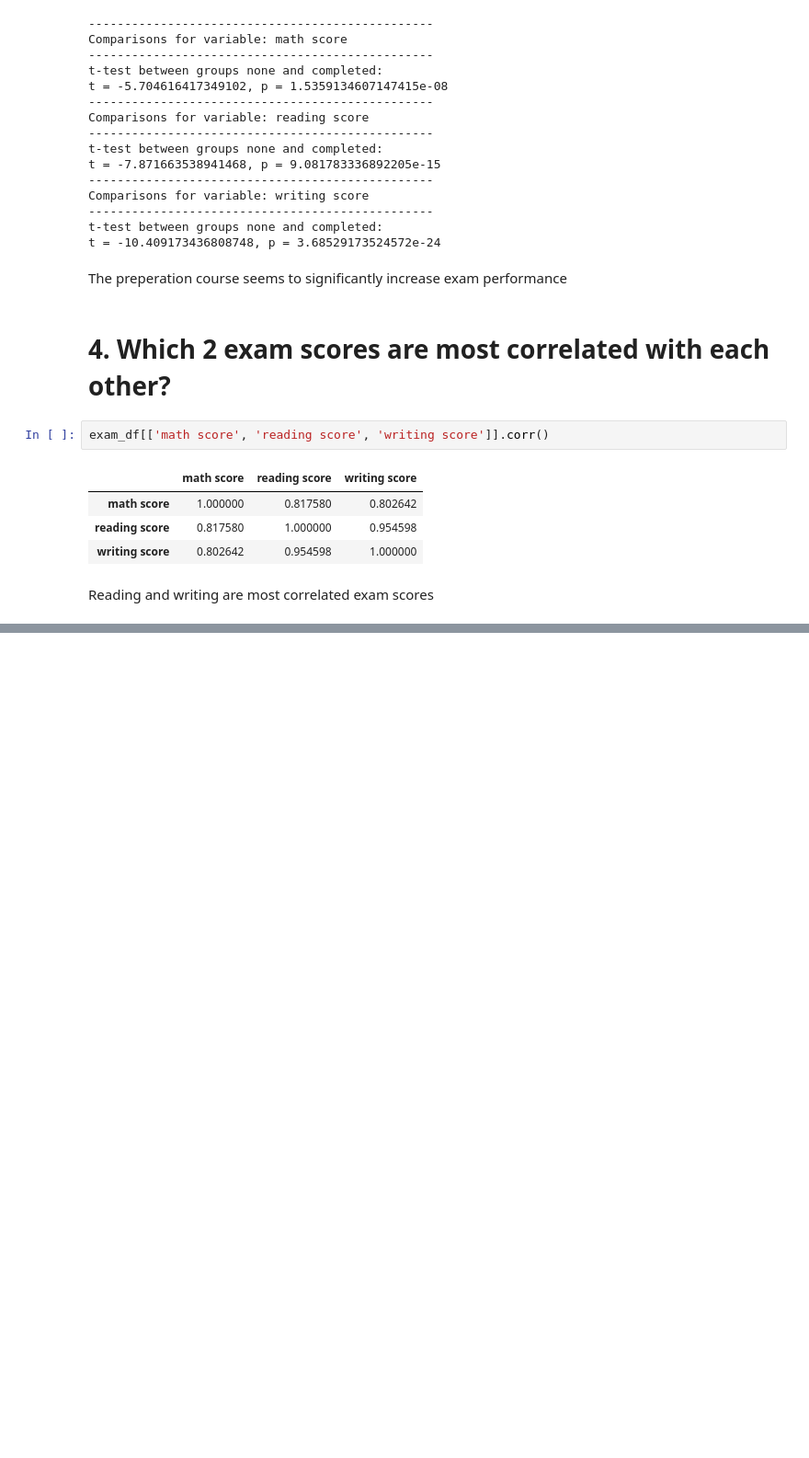
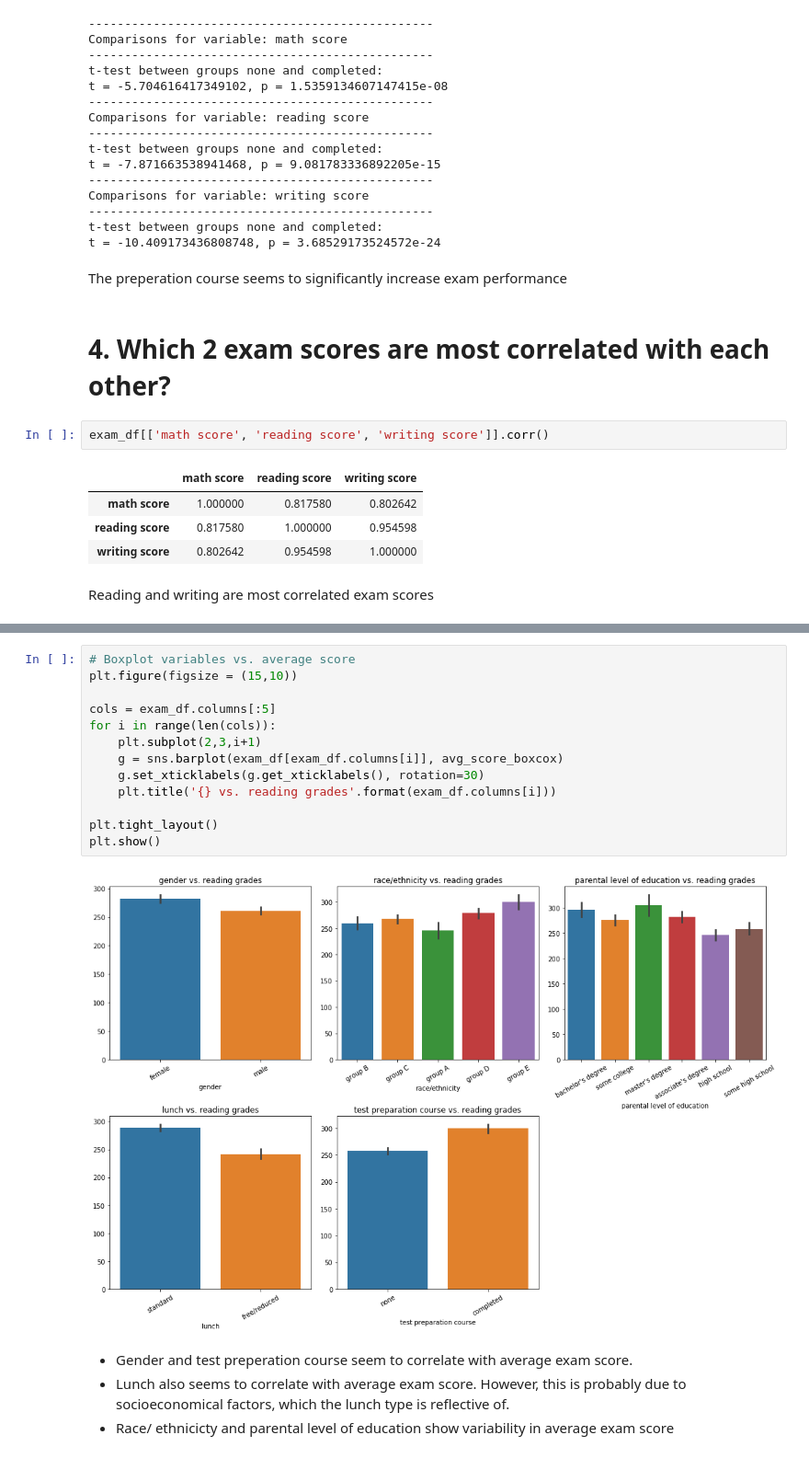
Before and after one commit to WAzaizeh/Main_Course, a Jupyter notebook: Data_Cleaning_2.ipynb, the cells around one changed output, grey strips where cells are left out. Shown: that part at 92% size. Cells and saved outputs as stored; diff of their text form; blank space fills up the shorter version.

```diff
--- a/Data_Cleaning_2.ipynb
+++ b/Data_Cleaning_2.ipynb
@@ -361,0 +516,19 @@ Reading and writing are most correlated exam scores
+# %%
+# Boxplot variables vs. average score
+plt.figure(figsize = (15,10))
+
+cols = exam_df.columns[:5]
+for i in range(len(cols)):
+    plt.subplot(2,3,i+1)
+    g = sns.barplot(exam_df[exam_df.columns[i]], avg_score_boxcox)
+    g.set_xticklabels(g.get_xticklabels(), rotation=30)
+    plt.title('{} vs. reading grades'.format(exam_df.columns[i]))
+
+plt.tight_layout()
+plt.show()
+# %% [output]
+[figure, added]
+# %% [markdown]
+- Gender and test preperation course seem to correlate with average exam score.
+- Lunch also seems to correlate with average exam score. However, this is probably due to socioeconomical factors, which the lunch type is reflective of.
+- Race/ ethnicicty and parental level of education show variability in average exam score
```
Also changed, not shown: parts of 9 cells of this notebook.
